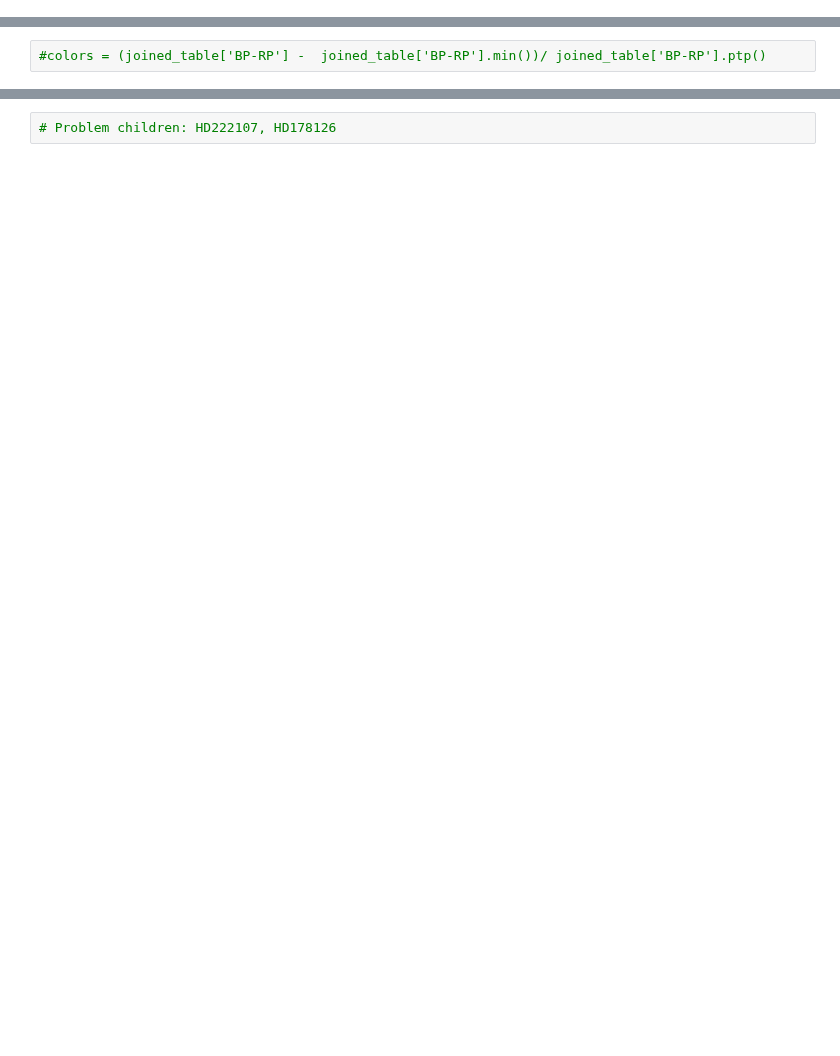
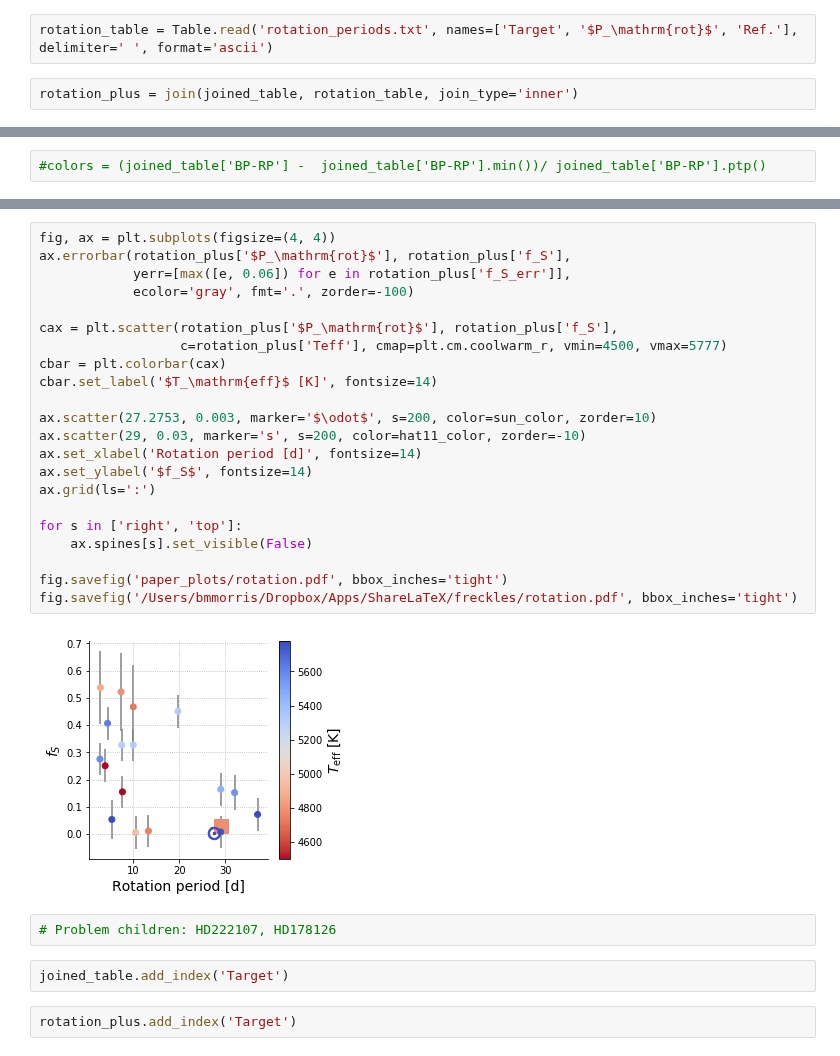
Before and after one commit to bmorris3/freckles, a Jupyter notebook: plot_results.ipynb, the cells around one changed output, grey strips where cells are left out. Cells and saved outputs as stored; diff of their text form; blank space fills up the shorter version.

```diff
--- a/plot_results.ipynb
+++ b/plot_results.ipynb
@@ -190,0 +218,4 @@ joined_table = join(join(sind_machine_table, machine_results), gaia, keys='Targe
+# %%
+rotation_table = Table.read('rotation_periods.txt', names=['Target', '$P_\mathrm{rot}$', 'Ref.'], delimiter=' ', format='ascii')
+# %%
+rotation_plus = join(joined_table, rotation_table, join_type='inner')
@@ -225,2 +285,30 @@ fig.savefig('paper_plots/fs_rprime.pdf', bbox_inches='tight')
+# %%
+fig, ax = plt.subplots(figsize=(4, 4))
+ax.errorbar(rotation_plus['$P_\mathrm{rot}$'], rotation_plus['f_S'],
+            yerr=[max([e, 0.06]) for e in rotation_plus['f_S_err']],
+            ecolor='gray', fmt='.', zorder=-100)
+
+cax = plt.scatter(rotation_plus['$P_\mathrm{rot}$'], rotation_plus['f_S'],
+                  c=rotation_plus['Teff'], cmap=plt.cm.coolwarm_r, vmin=4500, vmax=5777)
+cbar = plt.colorbar(cax)
+cbar.set_label('$T_\mathrm{eff}$ [K]', fontsize=14)
+
+ax.scatter(27.2753, 0.003, marker='$\odot$', s=200, color=sun_color, zorder=10)
+ax.scatter(29, 0.03, marker='s', s=200, color=hat11_color, zorder=-10)
+ax.set_xlabel('Rotation period [d]', fontsize=14)
+ax.set_ylabel('$f_S$', fontsize=14)
+ax.grid(ls=':')
+
+for s in ['right', 'top']:
+    ax.spines[s].set_visible(False)
+
+fig.savefig('paper_plots/rotation.pdf', bbox_inches='tight')
+fig.savefig('/Users/bmmorris/Dropbox/Apps/ShareLaTeX/freckles/rotation.pdf', bbox_inches='tight')
+# %% [output]
+[figure, added]
 # %%
 # Problem children: HD222107, HD178126
+# %%
+joined_table.add_index('Target')
+# %%
+rotation_plus.add_index('Target')
```
Also changed, not shown: parts of 11 cells of this notebook, 9 other files.
